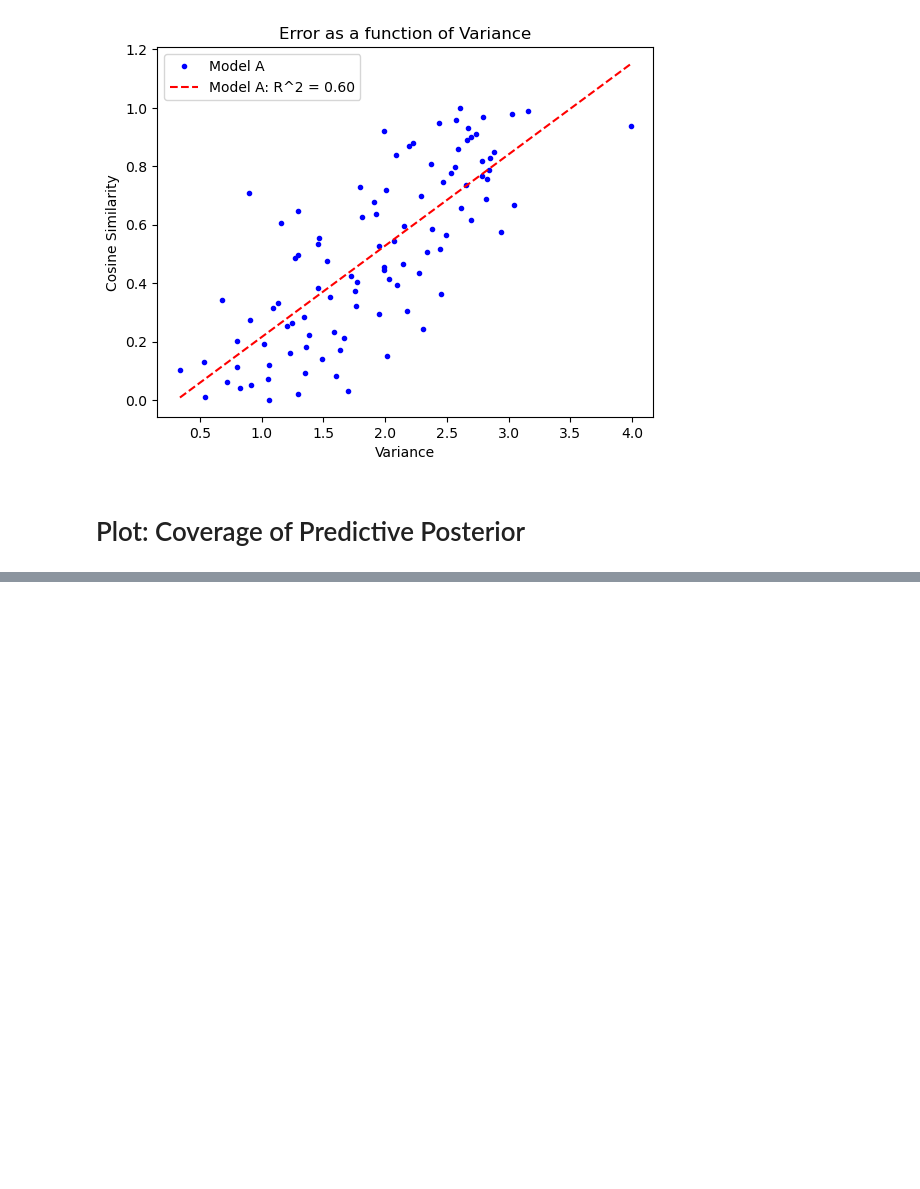
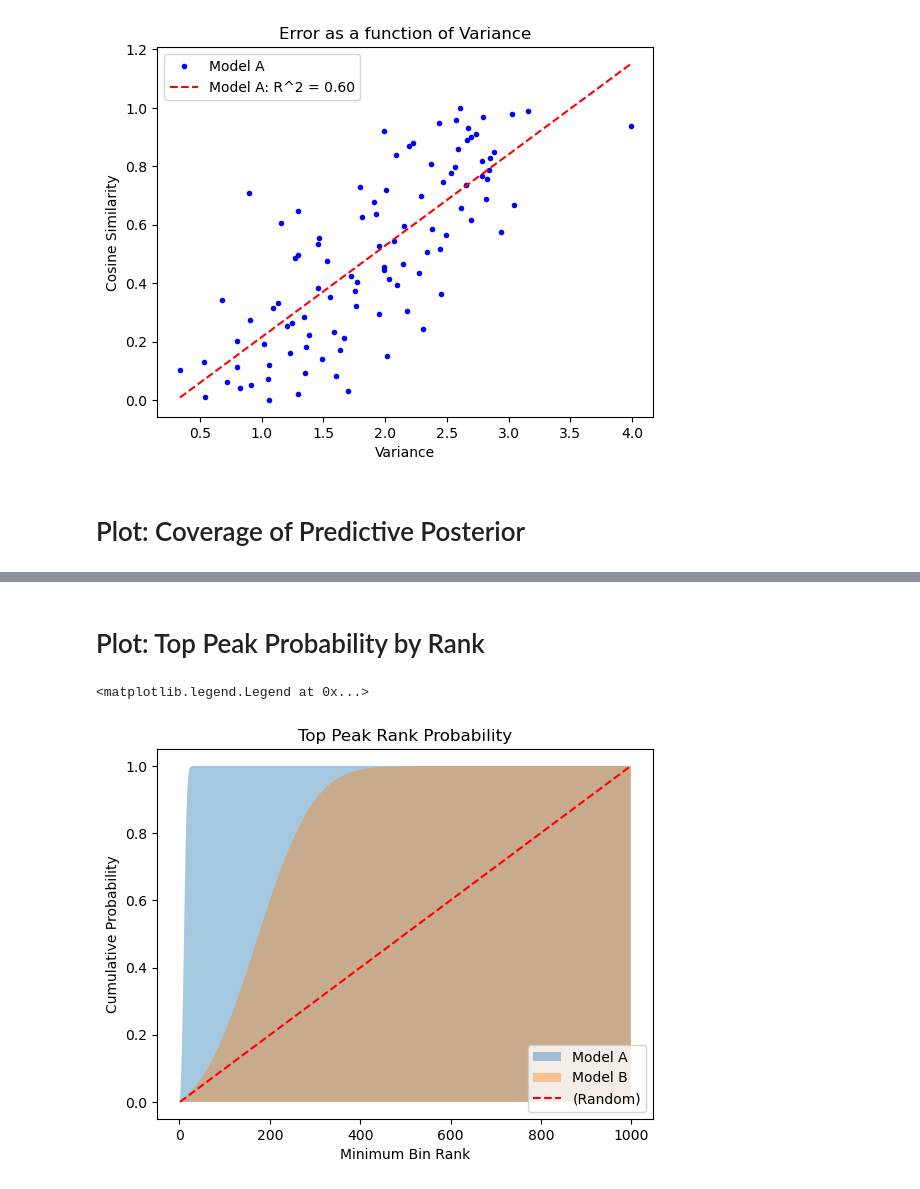
Before and after one commit to kamilkrukowski/BDL152BayesianSpectra, a Jupyter notebook: viz_utils.ipynb, the cells around one changed output, grey strips where cells are left out. Drawn from its saved outputs; the diff is of its cells as text; code cells hidden in the pictures; blank space fills up the shorter version.

Commit message:
Extra sample figs

```diff
--- a/viz_utils.ipynb
+++ b/viz_utils.ipynb
@@ -87,7 +108,36 @@ plt.savefig(os.path.join(dir_path, 'error_vs_variance.png')) ; plt.show() ; plt.
+# %% [markdown]
+# Plot: Top Peak Probability by Rank
 # %%
 # Toy Predictions
 
-N = 100000
-samples_A = np.random.normal(size=(N), scale=0.1, loc=0.4)
-samples_B = np.random.normal(size=(N), scale=0.4, loc=0.7)
-bins=np.arange(0,1,0.04)
+N = 1000000
+samples_A = np.random.normal(size=(N), scale=0.005, loc=0.01)
+samples_B = np.random.normal(size=(N), scale=0.1, loc=0.17)
+
+
+bins=np.arange(0,1,0.001)
+x = np.arange(1, len(bins))
+
+num_true_bins = 1000
+cutoff = 1000
+
+random_baseline = np.linspace(0, 1, len(bins)-1)
+
+outA = np.histogram(samples_A, bins)[0]
+#outA = outA/np.sum(outA)
+outA = np.cumsum(outA)/np.sum(outA)
+
+outB = np.histogram(samples_B, bins)[0]
+#outB = outB/np.sum(outB)
+outB = np.cumsum(outB)/np.sum(outB)
+
+plt.fill_between(x, outA, alpha=0.4, label='Model A')
+plt.fill_between(x, outB, alpha=0.4, label='Model B')
+plt.plot(x[:cutoff], random_baseline[:cutoff], '--r', label='(Random)')
+plt.title('Top Peak Rank Probability')
+plt.xlabel('Minimum Bin Rank')
+plt.ylabel('Cumulative Probability')
+plt.legend(loc=4)
+# %% [output]
+<matplotlib.legend.Legend at 0x...>
+[figure, added]
```
Also changed, not shown: parts of 2 cells of this notebook.
